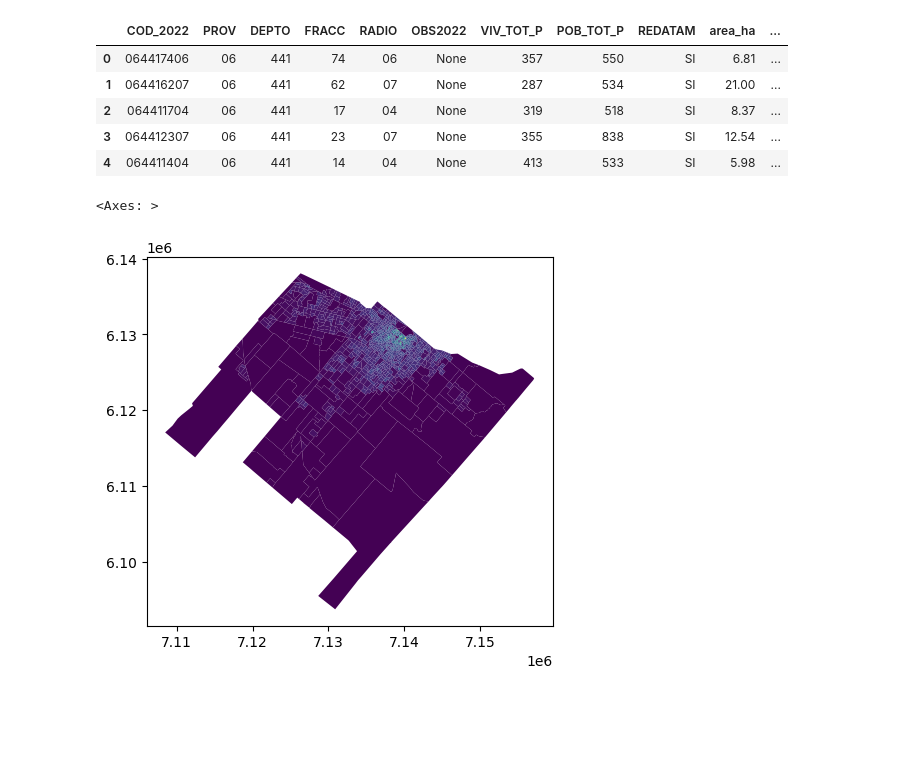
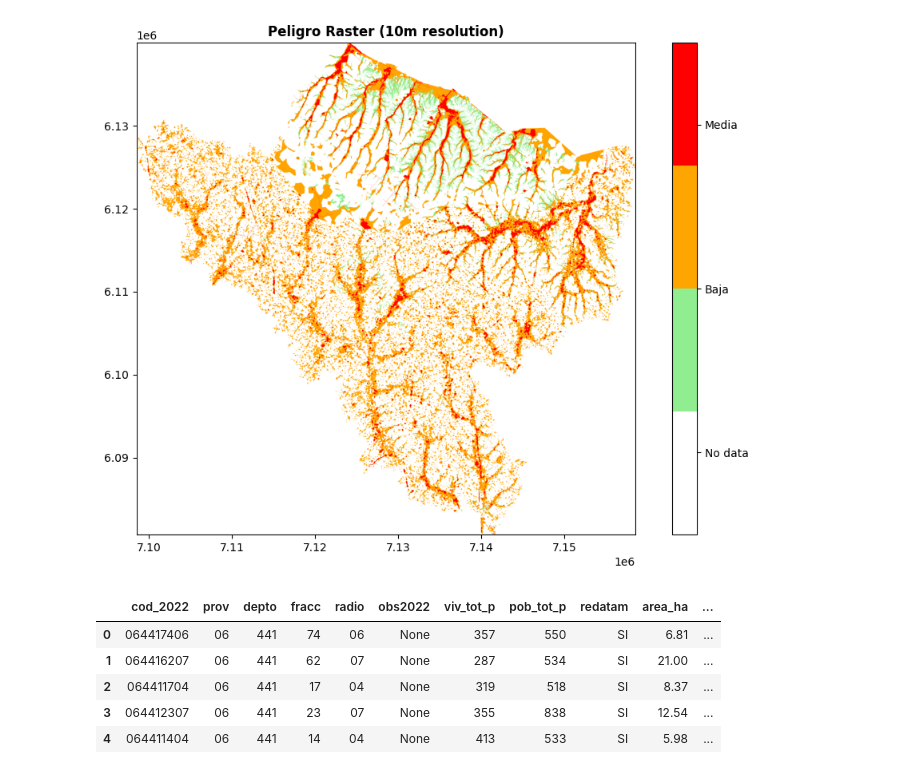
Before and after one commit to nlebovits/ciut-riesgo, a Jupyter notebook: notebooks/riesgo.ipynb, the cells around one changed output. Drawn from its saved outputs; the diff is of its cells as text; code cells hidden in the pictures; blank space fills up the shorter version.

```diff
--- a/notebooks/riesgo.ipynb
+++ b/notebooks/riesgo.ipynb
@@ -24,21 +121,39 @@ ALL_TOUCHED = False
+# %%
+import matplotlib.pyplot as plt
+from rasterio.plot import show
+
+# Create a custom colormap
+colors = ['white', 'lightgreen', 'orange', 'red']
+cmap = plt.cm.colors.ListedColormap(colors)
+
+# Plot using rasterio's show function
+fig, ax = plt.subplots(1, 1, figsize=(12, 8))
+
+show(raster_10m,
+     ax=ax,
+     cmap=cmap,
+     transform=transform_original,
+     title='Peligro Raster (10m resolution)')
+
+# Add colorbar
+cbar = plt.colorbar(ax.images[0], ax=ax, ticks=[0.5, 1.5, 2.5, 3.5])
+cbar.set_ticklabels(['No data', 'Baja', 'Media', 'Alta'])
+
+plt.show()
+# %% [output]
+[figure, added]
 # %%
 radios_ruta = r"C:\Users\Usuario\Documents\dev\ciut-riesgo\data\radios_con_datos.parquet"
 radios = gpd.read_parquet(radios_ruta)
 radios = radios.to_crs(USE_CRS)
-# %%
-radios.head(
-)
-# %% [output]
-|  | COD_2022 | PROV | DEPTO | FRACC | RADIO | OBS2022 | VIV_TOT_P | POB_TOT_P | REDATAM | area_ha | ... |
-| 0 | 064417406 | 06 | 441 | 74 | 06 | None | 357 | 550 | SI | 6.81 | ... |
-| 1 | 064416207 | 06 | 441 | 62 | 07 | None | 287 | 534 | SI | 21.00 | ... |
-| 2 | 064411704 | 06 | 441 | 17 | 04 | None | 319 | 518 | SI | 8.37 | ... |
-| 3 | 064412307 | 06 | 441 | 23 | 07 | None | 355 | 838 | SI | 12.54 | ... |
-| 4 | 064411404 | 06 | 441 | 14 | 04 | None | 413 | 533 | SI | 5.98 | ... |
 # %%
 radios = radios[radios["COD_2022"] != "064417101"]
-# %%
-radios.plot("densidad")
-# %% [output]
-<Axes: >
-[figure, removed]
+# %%
+radios.head()
+# %% [output]
+|  | cod_2022 | prov | depto | fracc | radio | obs2022 | viv_tot_p | pob_tot_p | redatam | area_ha | ... |
+| 0 | 064417406 | 06 | 441 | 74 | 06 | None | 357 | 550 | SI | 6.81 | ... |
+| 1 | 064416207 | 06 | 441 | 62 | 07 | None | 287 | 534 | SI | 21.00 | ... |
+| 2 | 064411704 | 06 | 441 | 17 | 04 | None | 319 | 518 | SI | 8.37 | ... |
+| 3 | 064412307 | 06 | 441 | 23 | 07 | None | 355 | 838 | SI | 12.54 | ... |
+| 4 | 064411404 | 06 | 441 | 14 | 04 | None | 413 | 533 | SI | 5.98 | ... |
```
Also changed, not shown: parts of 11 cells of this notebook.
